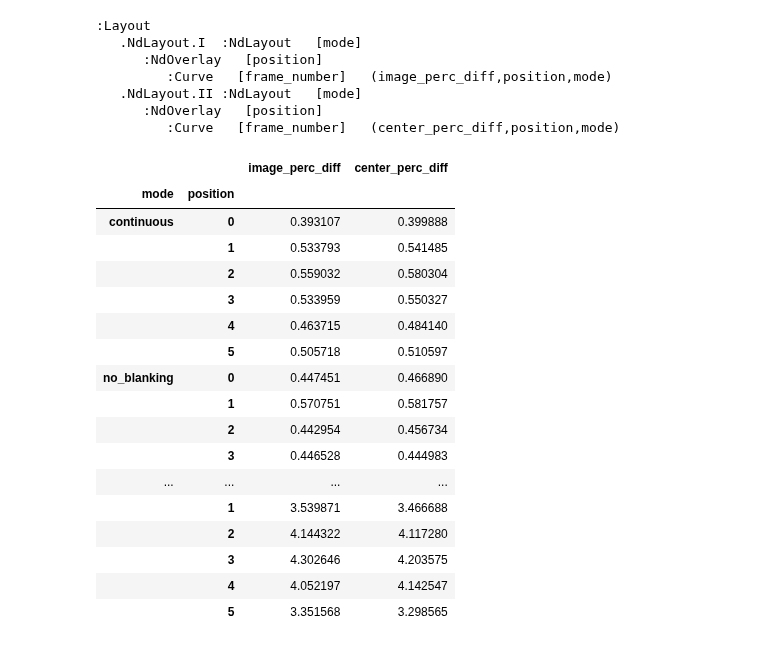
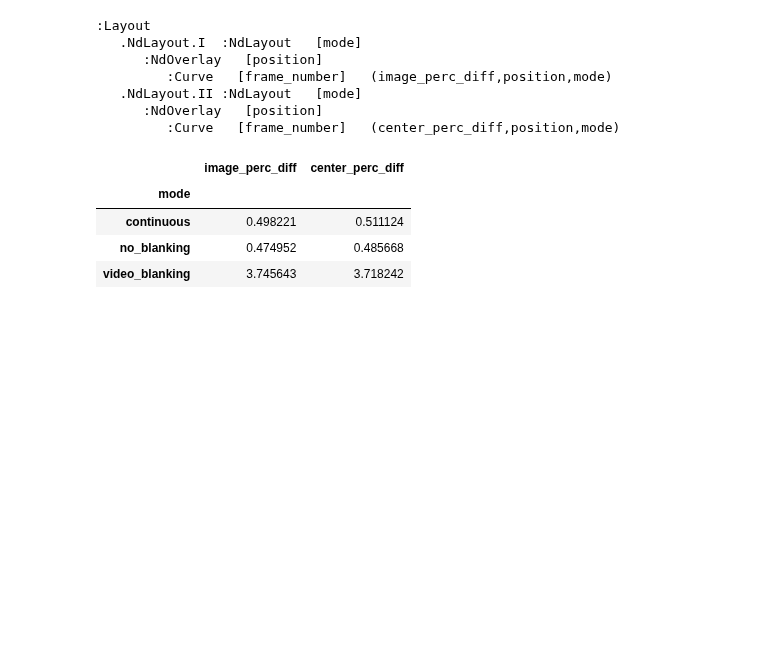
Before and after one commit to RPGroup-PBoC/mwc_growth, a Jupyter notebook: code/processing/20180201_laser_fluctuation_test/20180201_laser_fluctuation_test.ipynb, the cells around one changed output. Saved outputs shown, nothing was run; the diff lists cells and outputs as text; code cells hidden in the pictures; blank space fills up the shorter version.

```diff
--- a/code/processing/20180201_laser_fluctuation_test/20180201_laser_fluctuation_test.ipynb
+++ b/code/processing/20180201_laser_fluctuation_test/20180201_laser_fluctuation_test.ipynb
@@ -128,24 +128,11 @@ center_ov = center_line.groupby(['position','mode']).overlay('position')
          :Curve   [frame_number]   (center_perc_diff,position,mode)
 # %%
 # Now compute the means for each percent variation.
-grouped = df.groupby(['mode', 'position'])[['image_perc_diff', 'center_perc_diff']].mean() * 100
+grouped = df.groupby(['mode'])[['image_perc_diff', 'center_perc_diff']].mean() * 100
 grouped
 # %% [output]
-|  |  | image_perc_diff | center_perc_diff |
-| mode | position |  |  |
-| continuous | 0 | 0.393107 | 0.399888 |
-|  | 1 | 0.533793 | 0.541485 |
-|  | 2 | 0.559032 | 0.580304 |
-|  | 3 | 0.533959 | 0.550327 |
-|  | 4 | 0.463715 | 0.484140 |
-|  | 5 | 0.505718 | 0.510597 |
-| no_blanking | 0 | 0.447451 | 0.466890 |
-|  | 1 | 0.570751 | 0.581757 |
-|  | 2 | 0.442954 | 0.456734 |
-|  | 3 | 0.446528 | 0.444983 |
-| ... | ... | ... | ... |
-|  | 1 | 3.539871 | 3.466688 |
-|  | 2 | 4.144322 | 4.117280 |
-|  | 3 | 4.302646 | 4.203575 |
-|  | 4 | 4.052197 | 4.142547 |
-|  | 5 | 3.351568 | 3.298565 |
+|  | image_perc_diff | center_perc_diff |
+| mode |  |  |
+| continuous | 0.498221 | 0.511124 |
+| no_blanking | 0.474952 | 0.485668 |
+| video_blanking | 3.745643 | 3.718242 |
```
Also changed, not shown: 14 other files.
